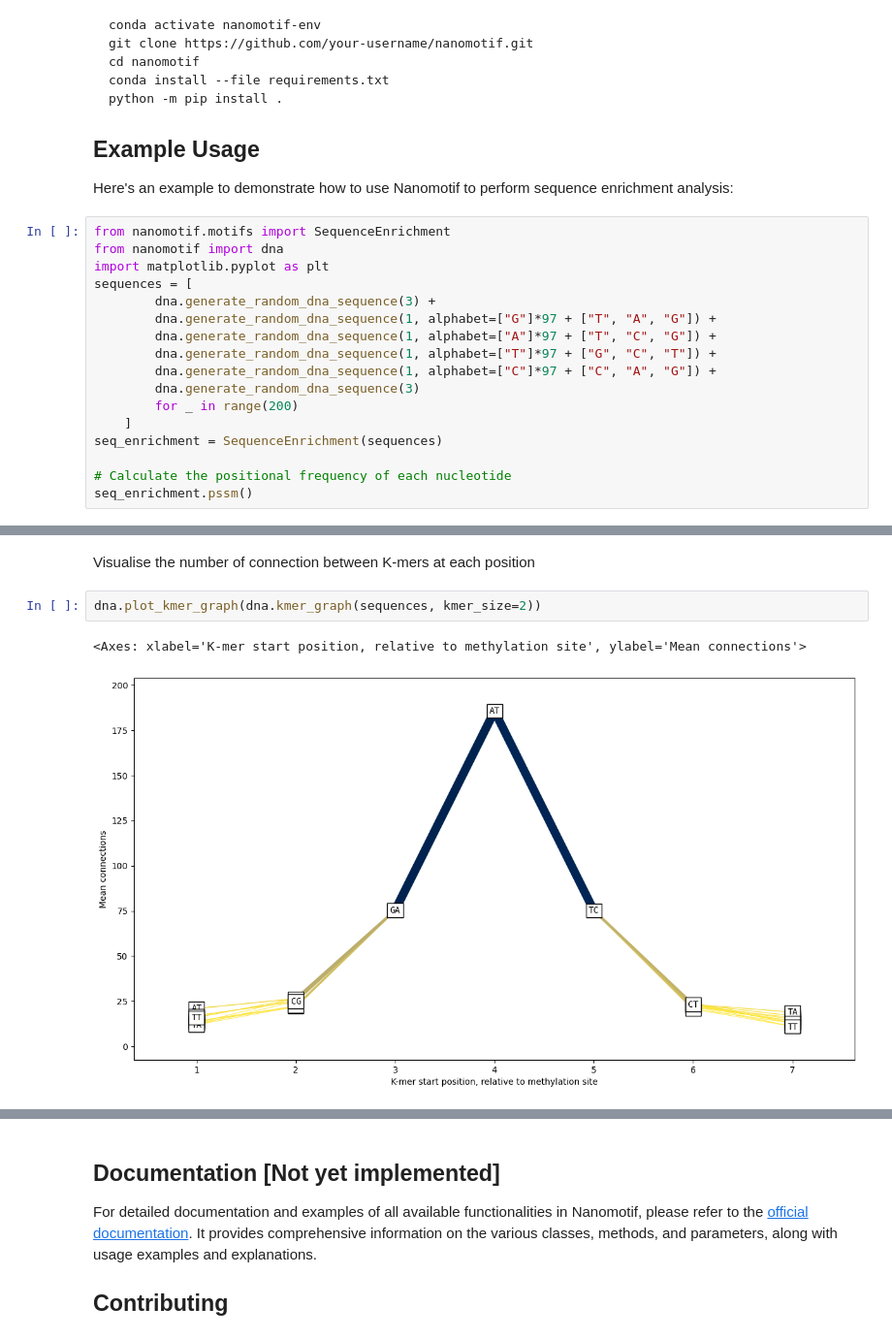
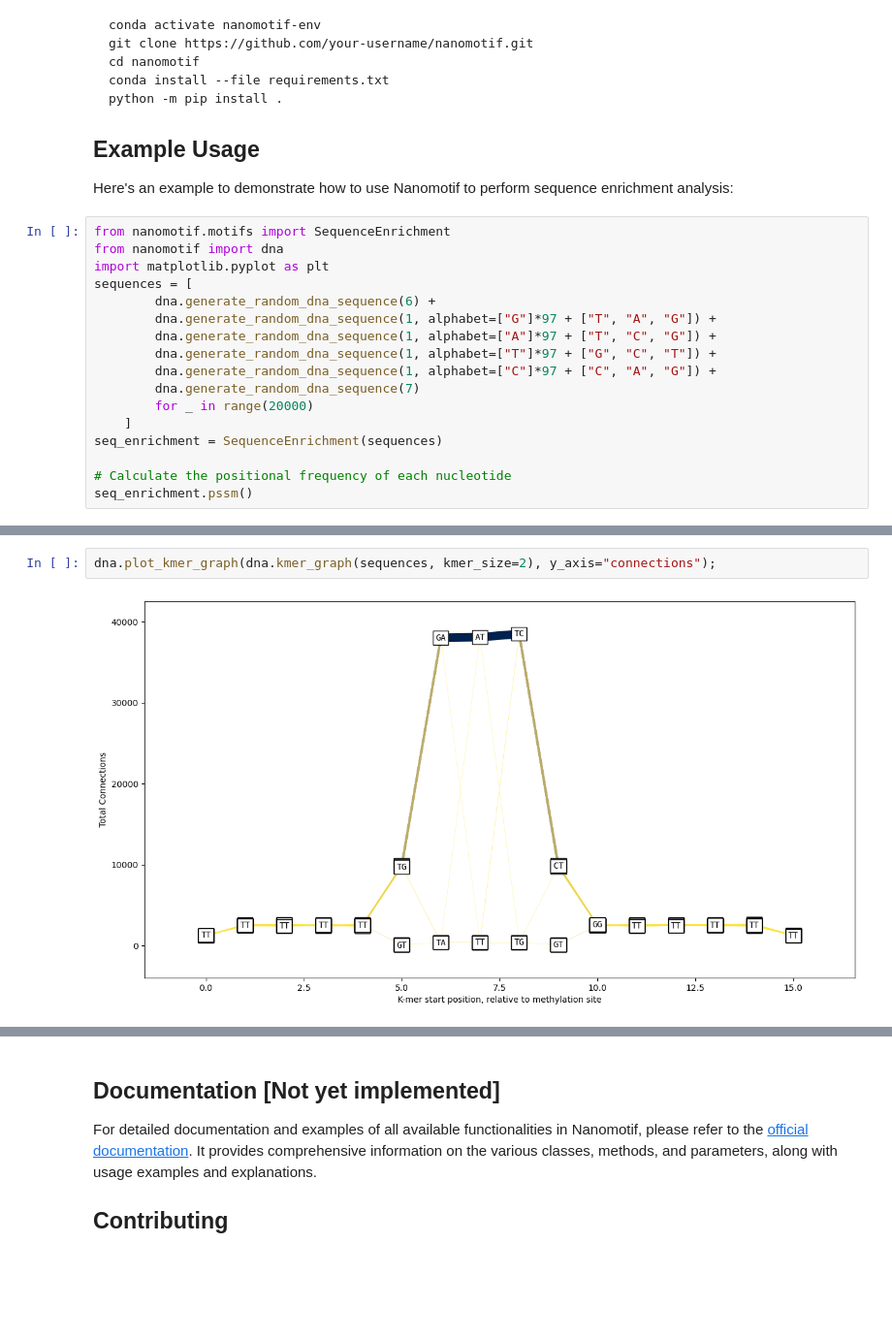
Before and after one commit to SorenHeidelbach/nanomotif, a Jupyter notebook: README.ipynb, the cells around one changed output, grey strips where cells are left out. Shown at 97% size. Saved outputs shown, nothing was run; the diff lists cells and outputs as text; blank space fills up the shorter version.

```diff
--- a/README.ipynb
+++ b/README.ipynb
@@ -37,13 +37,13 @@ from nanomotif.motifs import SequenceEnrichment
 from nanomotif import dna
 import matplotlib.pyplot as plt
 sequences = [
-        dna.generate_random_dna_sequence(3) +
+        dna.generate_random_dna_sequence(6) +
         dna.generate_random_dna_sequence(1, alphabet=["G"]*97 + ["T", "A", "G"]) +
         dna.generate_random_dna_sequence(1, alphabet=["A"]*97 + ["T", "C", "G"]) +
         dna.generate_random_dna_sequence(1, alphabet=["T"]*97 + ["G", "C", "T"]) +
         dna.generate_random_dna_sequence(1, alphabet=["C"]*97 + ["C", "A", "G"]) +
-        dna.generate_random_dna_sequence(3)
-        for _ in range(200)
+        dna.generate_random_dna_sequence(7)
+        for _ in range(20000)
     ]
 seq_enrichment = SequenceEnrichment(sequences)
 
@@ -102,7 +135,4 @@ shape: (207, 4)
-# %% [markdown]
-Visualise the number of connection between K-mers at each position
 # %%
-dna.plot_kmer_graph(dna.kmer_graph(sequences, kmer_size=2))
+dna.plot_kmer_graph(dna.kmer_graph(sequences, kmer_size=2), y_axis="connections");
 # %% [output]
-<Axes: xlabel='K-mer start position, relative to methylation site', ylabel='Mean connections'>
-[figure, old version]
+[figure, new version]
```
Also changed, not shown: parts of 13 cells of this notebook, 8 other files.
